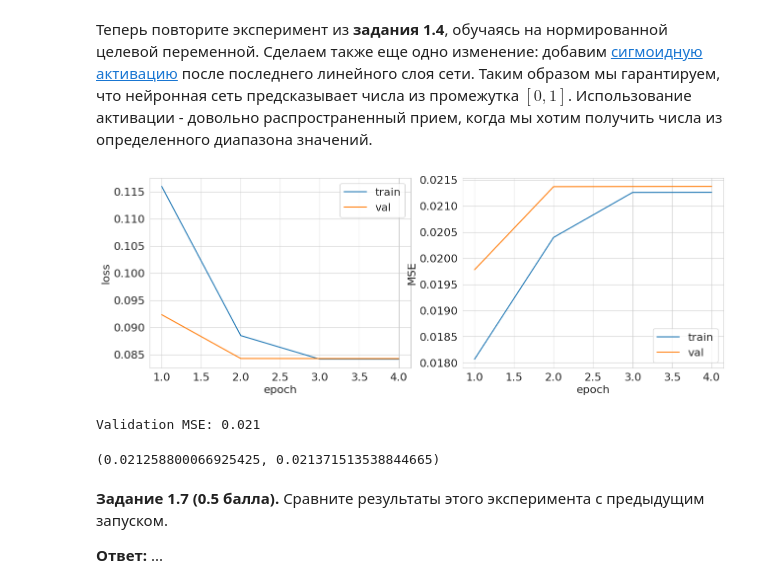
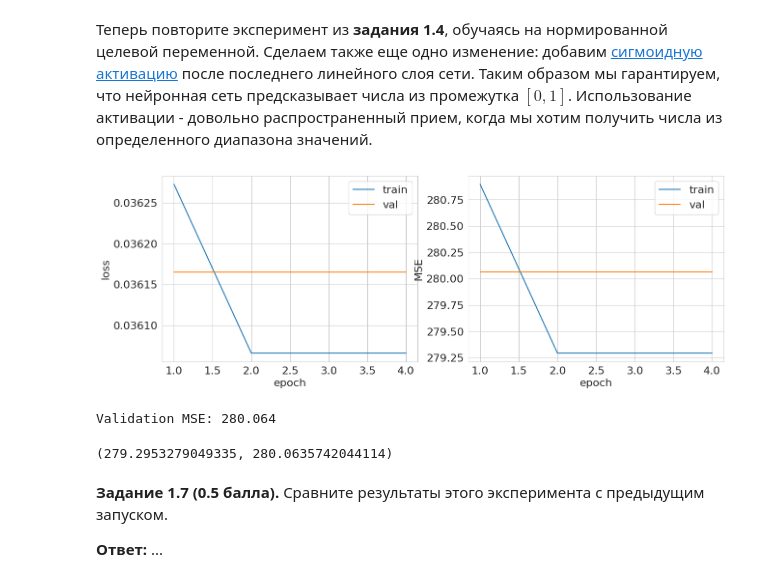
Before and after one commit to Kulikov17/MLDS_DL, a Jupyter notebook: HW1/mlp-light.ipynb, the cells around one changed output. Drawn from its saved outputs; the diff is of its cells as text; code cells hidden in the pictures.

```diff
--- a/HW1/mlp-light.ipynb
+++ b/HW1/mlp-light.ipynb
@@ -413,36 +421,32 @@ def denormalize(sample, min_val, max_val):
 # %% [markdown]
 Теперь повторите эксперимент из **задания 1.4**, обучаясь на нормированной целевой переменной. Сделаем также еще одно изменение: добавим [сигмоидную активацию](https://pytorch.org/docs/stable/generated/torch.nn.Sigmoid.html) после последнего линейного слоя сети. Таким образом мы гарантируем, что нейронная сеть предсказывает числа из промежутка $[0, 1]$. Использование активации - довольно распространенный прием, когда мы хотим получить числа из определенного диапазона значений.
 # %%
-class SMLP(nn.Module):
+class SMLP_Regression(nn.Module):
     def __init__(self):
         super().__init__()
         self.model = nn.Sequential(
             nn.Linear(in_features=X.shape[1], out_features=128),
             nn.ReLU(),
-            nn.Linear(in_features=128, out_features=len(np.unique(y))),
+            nn.Linear(in_features=128, out_features=1),
             nn.Sigmoid()
         )
 
     def forward(self, x):
         return self.model(x)
+# %%
+num_epochs = 4
+model = SMLP_Regression().to(device)
+optimizer = torch.optim.SGD(model.parameters(), lr=1e-3, momentum=0.9)
+criterion = nn.MSELoss().to(device)
 # %%
-num_epochs = 4
-model = SMLP().to(device)
-optimizer = torch.optim.SGD(model.parameters(), lr=1e-3, momentum=0.9)
-criterion = nn.MSELoss().to(device)
-
 X_train_tensor = torch.from_numpy(np.float32(X_train))
 X_val_tensor = torch.from_numpy(np.float32(X_val))
 
+y_train_c_min = np.min(y_train_c)
+y_train_c_max = np.max(y_train_c)
 
-y_train_le = le.transform(y_train)
-y_train_le_min = np.min(y_train_le)
-y_train_le_max = np.max(y_train_le)
-
-y_val_le = le.transform(y_val)
-
-y_train_norm = normalize(y_train_le, y_train_le_min, y_train_le_max)
-y_val_norm = normalize(y_val_le, y_train_le_min, y_train_le_max)
+y_train_norm = normalize(y_train_c, y_train_c_min, y_train_c_max)
+y_val_norm = normalize(y_val_c, y_train_c_min, y_train_c_max)
 
 y_train_tensor = torch.from_numpy(np.float32(y_train_norm.reshape(-1, 1)))
 y_val_tensor = torch.from_numpy(np.float32(y_val_norm.reshape(-1, 1)))
@@ -453,14 +457,16 @@ val_dataset = TensorDataset(X_val_tensor, y_val_tensor)
 train_loader = DataLoader(train_dataset, batch_size=64, shuffle=True, num_workers=4, pin_memory=True)
 val_loader = DataLoader(val_dataset, batch_size=64, shuffle=True, num_workers=4, pin_memory=True)
 # %%
+denorm_mse = lambda y_pred, y_true: ((denormalize(y_pred, y_train_c_min, y_train_c_max) - denormalize(y_true, y_train_c_min, y_train_c_max))  ** 2).mean()
+
 train_and_validate(model,
                    optimizer,
                    criterion,
-                   new_mse,
+                   denorm_mse,
                    train_loader,
                    val_loader,
                    num_epochs)
 # %% [output]
-[figure, old version]
+[figure, new version]
-Validation MSE: 0.021
+Validation MSE: 280.064
-(0.021258800066925425, 0.021371513538844665)
+(279.2953279049335, 280.0635742044114)
```
Also changed, not shown: parts of 16 cells of this notebook.
